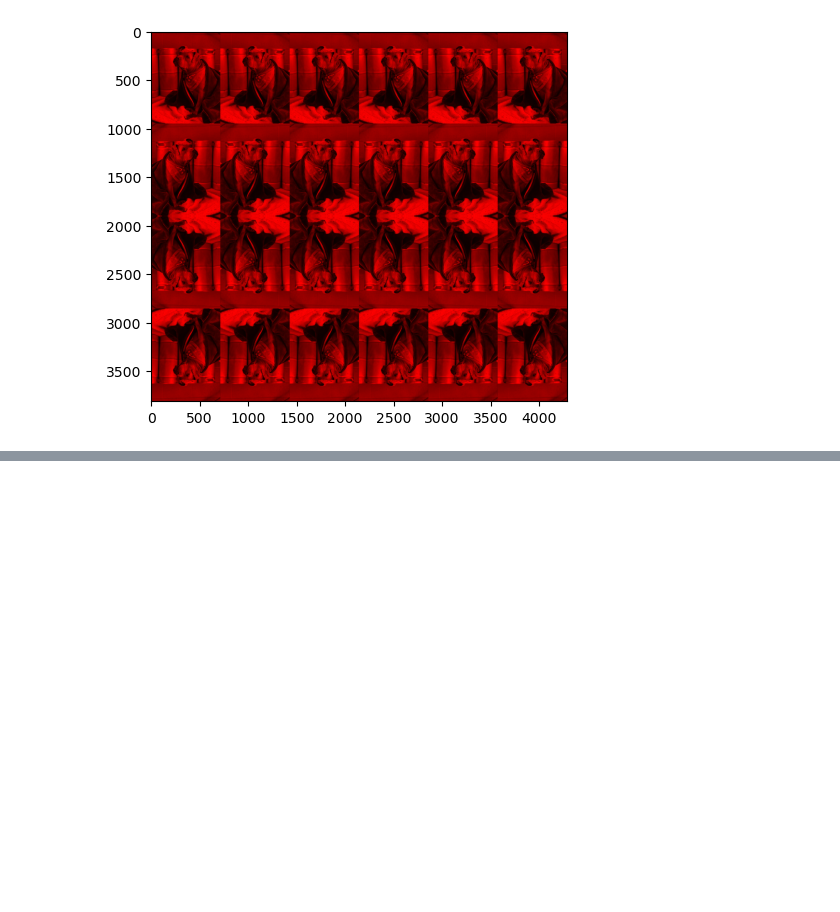
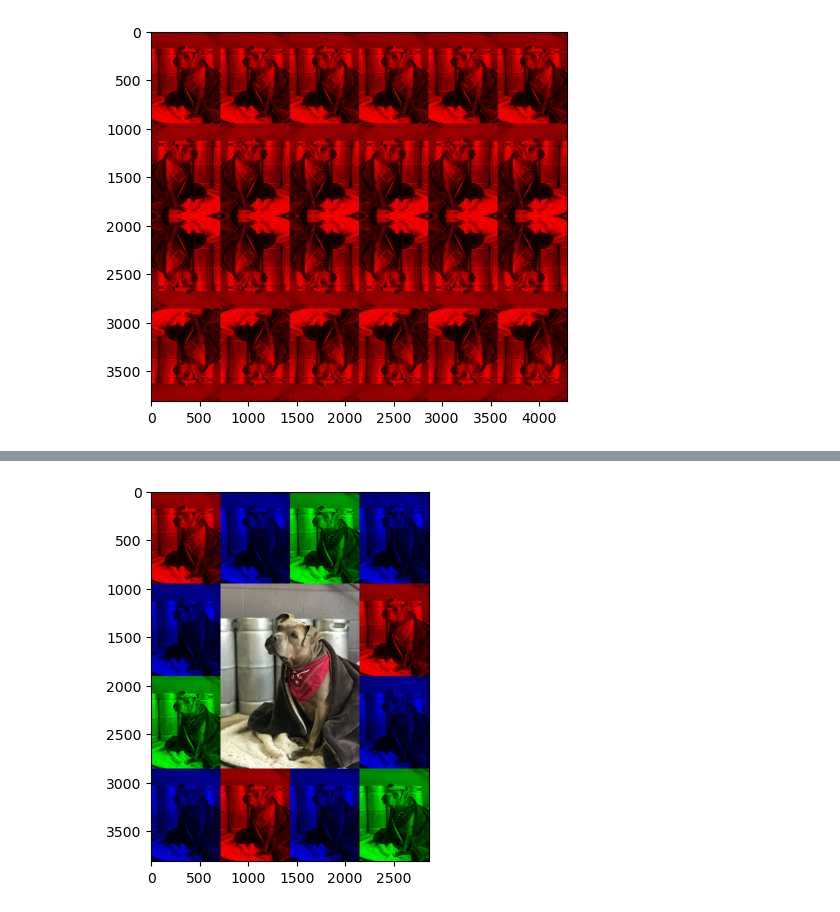
Before and after one commit to TinneCJM/assignment_numpy, a Jupyter notebook: notebooks/Assignment_notebook.ipynb, the cells around one changed output, grey strips where cells are left out. Drawn from its saved outputs; the diff is of its cells as text; code cells hidden in the pictures; blank space fills up the shorter version.

```diff
--- a/notebooks/Assignment_notebook.ipynb
+++ b/notebooks/Assignment_notebook.ipynb
@@ -136,0 +179,75 @@ plt.show()
+# %%
+def create_image_from_matrix(matrix, np_image=np_image):
+    """
+    Creates an image from a matrix by mapping each element of the matrix to a corresponding image.
+
+    Args:
+        matrix (list): The matrix containing a list of colors starting left top and rotating clockwise.
+        np_image (numpy.ndarray, optional): The original image as a numpy array. Defaults to np_image.
+
+    Raises:
+        ValueError: If an invalid color code is encountered.
+
+    Returns:
+        display: The final image created from the matrix.
+    """
+
+    # Define the middle matrix containing the sections of the middle image
+    middle_matrix = ['p1','p2','p3','p4']
+
+    # Rearrange the matrix elements to desired pattern
+    new_matrix = matrix[:4] + [matrix[-1]] + middle_matrix[0:2] + [matrix[4]] + [matrix[-2]] + middle_matrix[2:4] + [matrix[5]] + matrix[6:10][::-1]
+
+    # Reshape the matrix to a 4x4 matrix
+    new_matrix = np.reshape(new_matrix, (4, 4)).tolist()
+
+    # Create copies of the original image with specific color channels
+    image_R = np_image.copy()
+    image_R[:, :, (1, 2)] = 0
+    image_G = np_image.copy()
+    image_G[:, :, (0, 2)] = 0
+    image_B = np_image.copy()
+    image_B[:, :, (0, 1)] = 0
+
+    # Resize original image and split into four pieces
+    bigger_image = np_image.repeat(2, axis=0).repeat(2, axis=1)
+
+    piece1 = bigger_image[:bigger_image.shape[0]//2, :bigger_image.shape[1]//2]
+    piece2 = bigger_image[:bigger_image.shape[0]//2, bigger_image.shape[1]//2:]
+    piece3 = bigger_image[bigger_image.shape[0]//2:, :bigger_image.shape[1]//2]
+    piece4 = bigger_image[bigger_image.shape[0]//2:, bigger_image.shape[1]//2:]
+
+    # Create a list to store the color images
+    color_images = []
+    for row in new_matrix:
+        color_row = []
+        for color in row:
+            if color == 'r':
+                color_image = image_R.copy()
+            elif color == 'b':
+                color_image = image_B.copy()
+            elif color == 'g':
+                color_image = image_G.copy()
+            elif color == 'p1':
+                color_image = piece1.copy()
+            elif color == 'p2':
+                color_image = piece2.copy()
+            elif color == 'p3':
+                color_image = piece3.copy()
+            elif color == 'p4':
+                color_image = piece4.copy()
+            else:
+                raise ValueError("Invalid color. Please choose 'r', 'g' or 'b'.")
+            color_row.append(color_image)
+        color_images.append(color_row)
+
+    # Concatenate the color images to create the final image
+    color_images = np.concatenate([np.concatenate(row, axis=1) for row in color_images], axis=0)
+
+    # Display the final image
+    plt.imshow(color_images)
+    plt.show()
+
+create_image_from_matrix(['r', 'b', 'g', 'b', 'r', 'b', 'g', 'b', 'r', 'b', 'g','b'])
+# %% [output]
+[figure, added]
```
Also changed, not shown: parts of 2 cells of this notebook.
